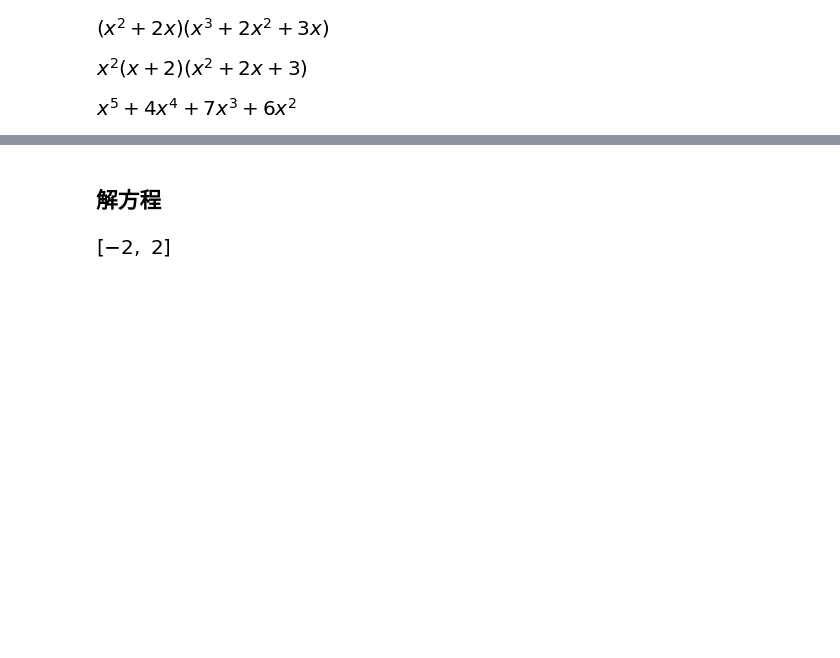
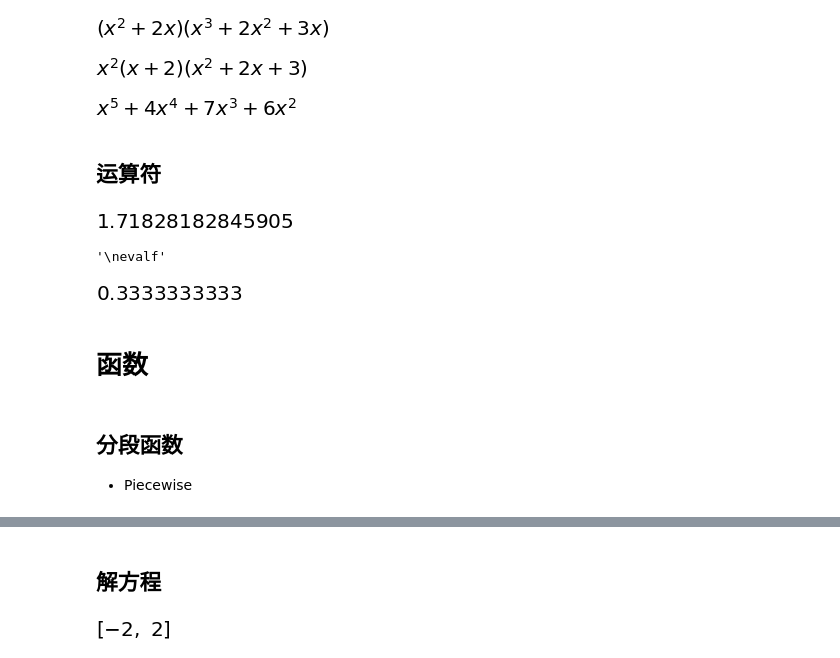
Before and after one commit to zidanewenqsh/mynotebook_01, a Jupyter notebook: sympy_demo.ipynb, the cells around one changed output, grey strips where cells are left out. Cells and saved outputs as stored; diff of their text form; code cells hidden in the pictures; blank space fills up the shorter version.

```diff
--- a/sympy_demo.ipynb
+++ b/sympy_demo.ipynb
@@ -115,3 +131,5 @@ expand(expr)
 [figure]
 [figure]
 [figure]
+# %% [markdown]
+## 运算符
@@ -117,0 +138,28 @@ expand(expr)
+# %%
+n = symbols('n')
+# 求和
+s = summation(1 / factorial(n), (n, 1, 100))
+s.evalf()
+# print(s.evalf())
+# 阶乘
+a = factorial(5)
+# print(a)
+'''
+evalf'''
+a = sympy.Symbol('a')
+(1 / a).evalf(subs={a: 3}, n=10)
+# print((1 / a).evalf(subs={a: 3}, n=10))  # 值代换，保留小数位数
+
+# 欧拉公式和复数
+# E**(I*pi) + 1
+x = symbols("x", real=True)
+y = expand(E ** (I * x), complex=True)
+# %% [output]
+[figure, added]
+'\nevalf'
+[figure, added]
+# %% [markdown]
+# 函数
+# %% [markdown]
+## 分段函数
+* Piecewise
```
Also changed, not shown: parts of 24 cells of this notebook, 4 other files.
